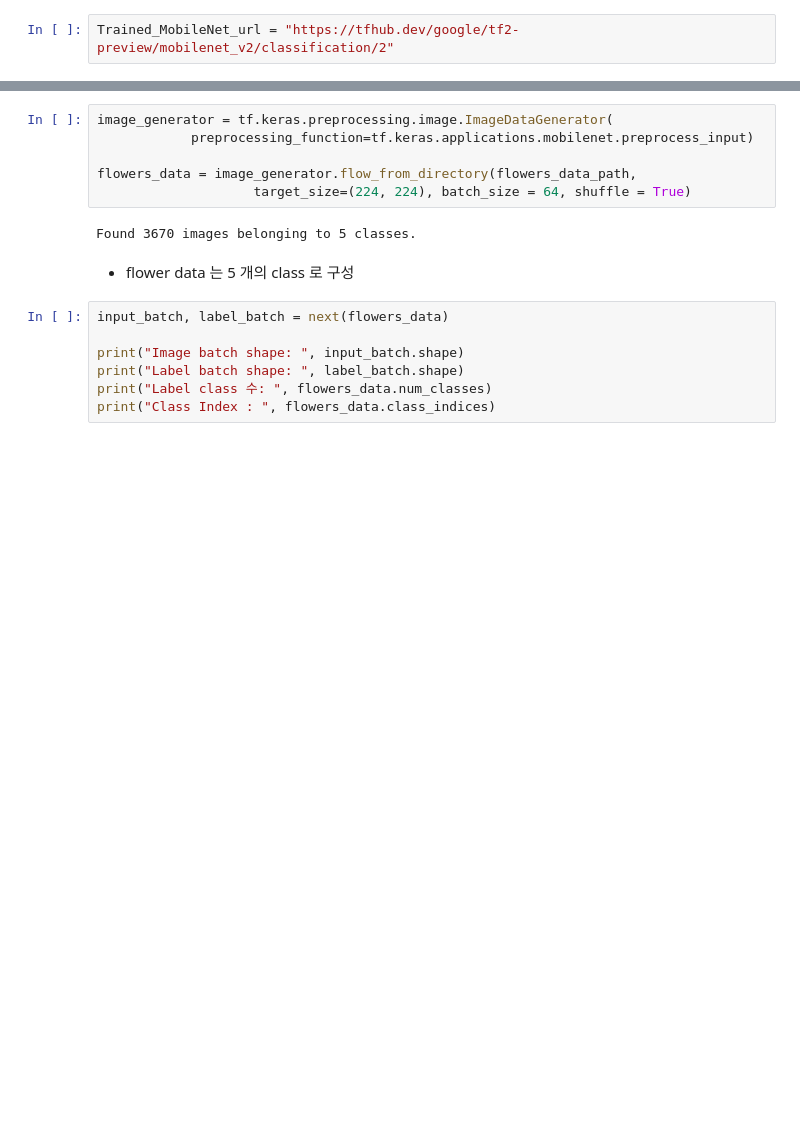
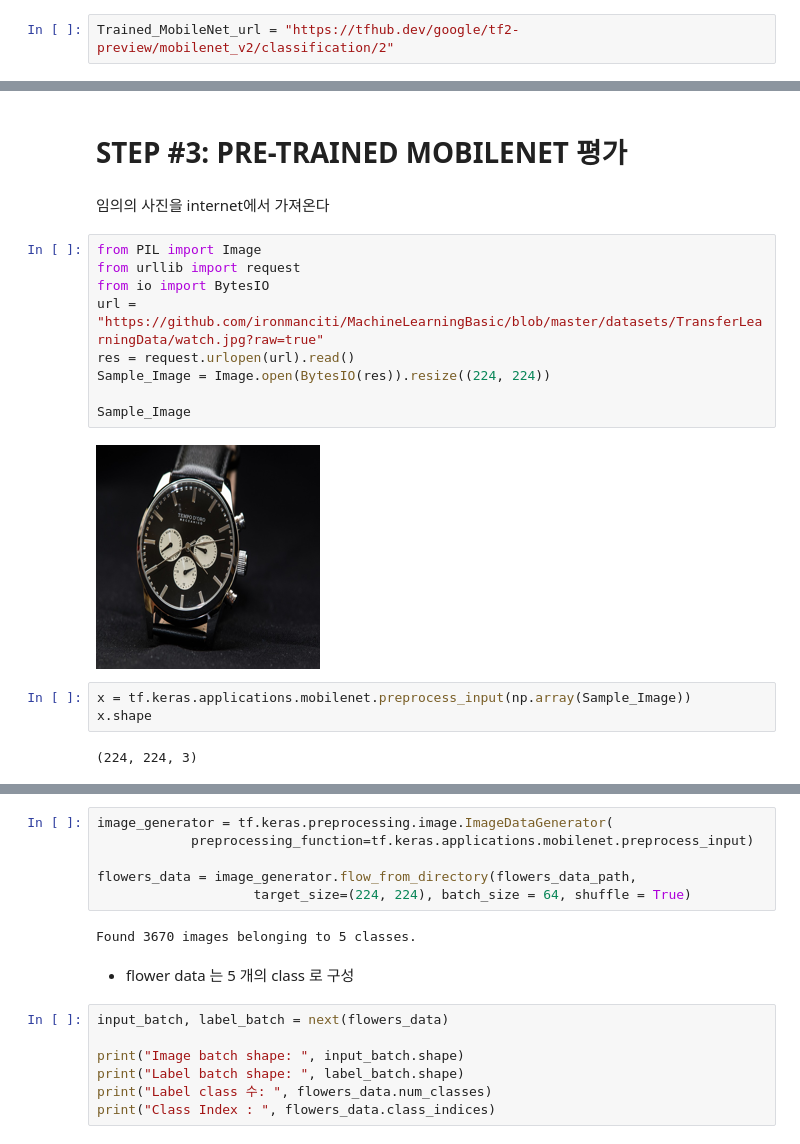
Before and after one commit to ironmanciti/ML-Basic-4Days, a Jupyter notebook: 150_Transfer_image_Tf_Hub_MobileNet.ipynb, the cells around one changed output, grey strips where cells are left out. Saved outputs shown, nothing was run; the diff lists cells and outputs as text; blank space fills up the shorter version.

```diff
--- a/150_Transfer_image_Tf_Hub_MobileNet.ipynb
+++ b/150_Transfer_image_Tf_Hub_MobileNet.ipynb
@@ -29,3 +31,23 @@ Pretrained_Mobilenet.input, Pretrained_Mobilenet.output
 # %% [output]
 (<KerasTensor: shape=(None, 224, 224, 3) dtype=float32 (created by layer 'keras_layer_input')>,
  <KerasTensor: shape=(None, 1001) dtype=float32 (created by layer 'keras_layer')>)
+# %% [markdown]
+# STEP #3: PRE-TRAINED MOBILENET 평가
+# %% [markdown]
+임의의 사진을 internet에서 가져온다
+# %%
+from PIL import Image
+from urllib import request
+from io import BytesIO
+url = "https://github.com/ironmanciti/MachineLearningBasic/blob/master/datasets/TransferLearningData/watch.jpg?raw=true"
+res = request.urlopen(url).read()
+Sample_Image = Image.open(BytesIO(res)).resize((224, 224))
+
+Sample_Image
+# %% [output]
+[figure, added]
+# %%
+x = tf.keras.applications.mobilenet.preprocess_input(np.array(Sample_Image))
+x.shape
+# %% [output]
+(224, 224, 3)
```
Also changed, not shown: parts of 22 cells of this notebook, 7 other files.
